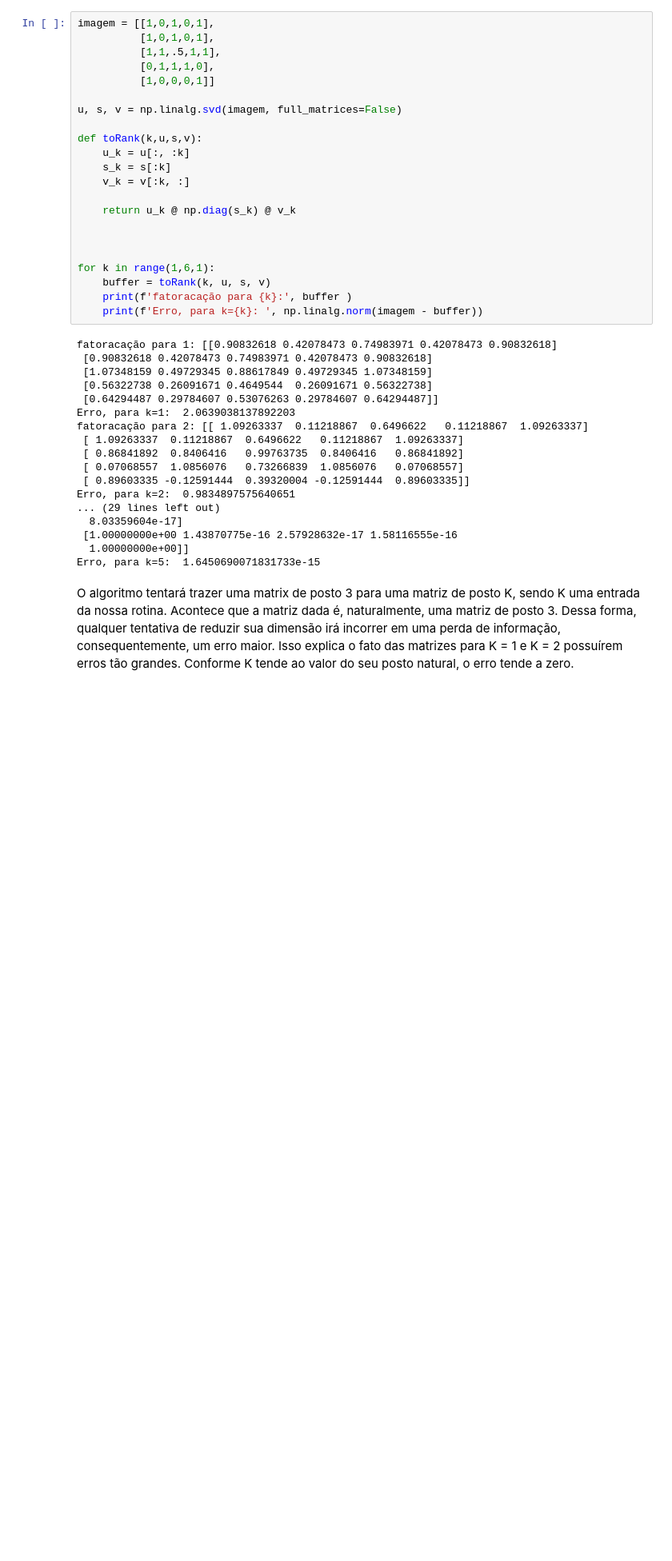
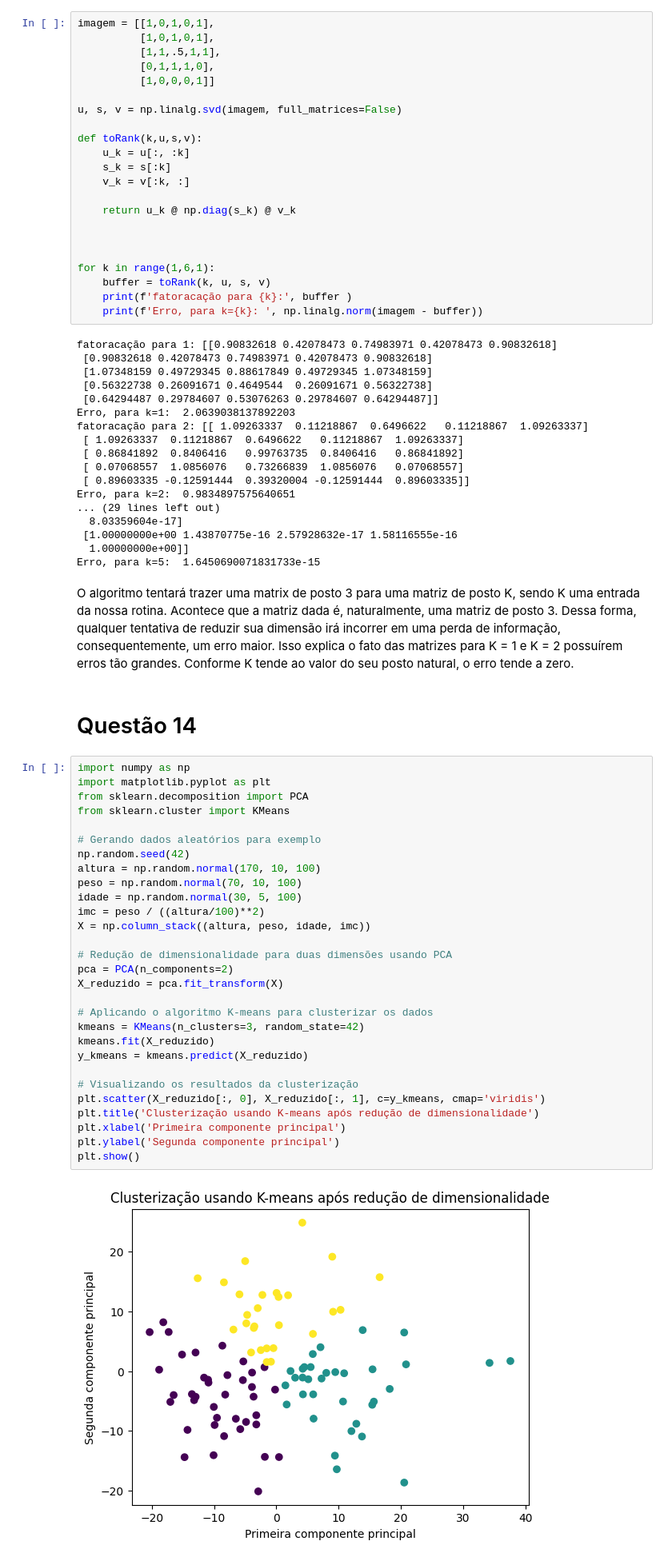
Before and after one commit to Bocampagni/Fat-Tony, a Jupyter notebook: appliedLinearAlgebra/ala2.ipynb, the cells around one changed output. Shown at 80% size. Saved outputs shown, nothing was run; the diff lists cells and outputs as text; blank space fills up the shorter version.

Commit message:
feat: k-means

```diff
--- a/appliedLinearAlgebra/ala2.ipynb
+++ b/appliedLinearAlgebra/ala2.ipynb
@@ -109,3 +109,36 @@ Erro, para k=2:  0.9834897575640651
 Erro, para k=5:  1.6450690071831733e-15
 # %% [markdown]
 O algoritmo tentará trazer uma matrix de posto 3 para uma matriz de posto K, sendo K uma entrada da nossa rotina. Acontece que a matriz dada é, naturalmente, uma matriz de posto 3. Dessa forma, qualquer tentativa de reduzir sua dimensão irá incorrer em uma perda de informação, consequentemente, um erro maior. Isso explica o fato das matrizes para K = 1 e K = 2 possuírem erros tão grandes. Conforme K tende ao valor do seu posto natural, o erro tende a zero.
+# %% [markdown]
+# Questão 14
+# %%
+import numpy as np
+import matplotlib.pyplot as plt
+from sklearn.decomposition import PCA
+from sklearn.cluster import KMeans
+
+# Gerando dados aleatórios para exemplo
+np.random.seed(42)
+altura = np.random.normal(170, 10, 100)
+peso = np.random.normal(70, 10, 100)
+idade = np.random.normal(30, 5, 100)
+imc = peso / ((altura/100)**2)
+X = np.column_stack((altura, peso, idade, imc))
+
+# Redução de dimensionalidade para duas dimensões usando PCA
+pca = PCA(n_components=2)
+X_reduzido = pca.fit_transform(X)
+
+# Aplicando o algoritmo K-means para clusterizar os dados
+kmeans = KMeans(n_clusters=3, random_state=42)
+kmeans.fit(X_reduzido)
+y_kmeans = kmeans.predict(X_reduzido)
+
+# Visualizando os resultados da clusterização
+plt.scatter(X_reduzido[:, 0], X_reduzido[:, 1], c=y_kmeans, cmap='viridis')
+plt.title('Clusterização usando K-means após redução de dimensionalidade')
+plt.xlabel('Primeira componente principal')
+plt.ylabel('Segunda componente principal')
+plt.show()
+# %% [output]
+[figure, added]
```
